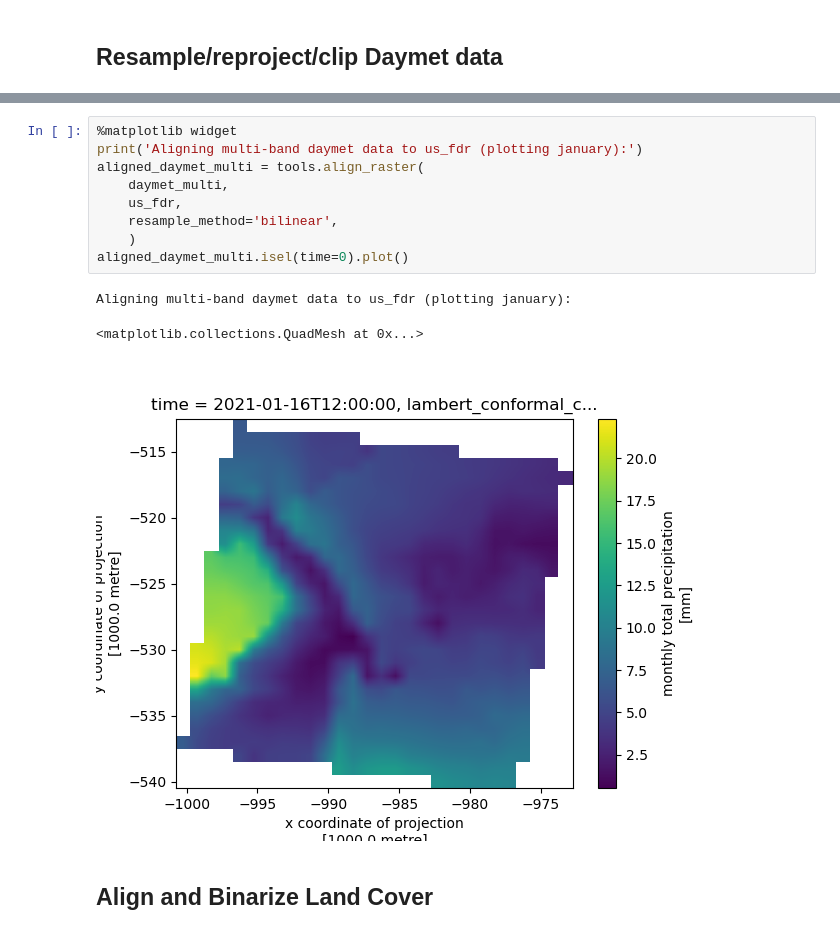
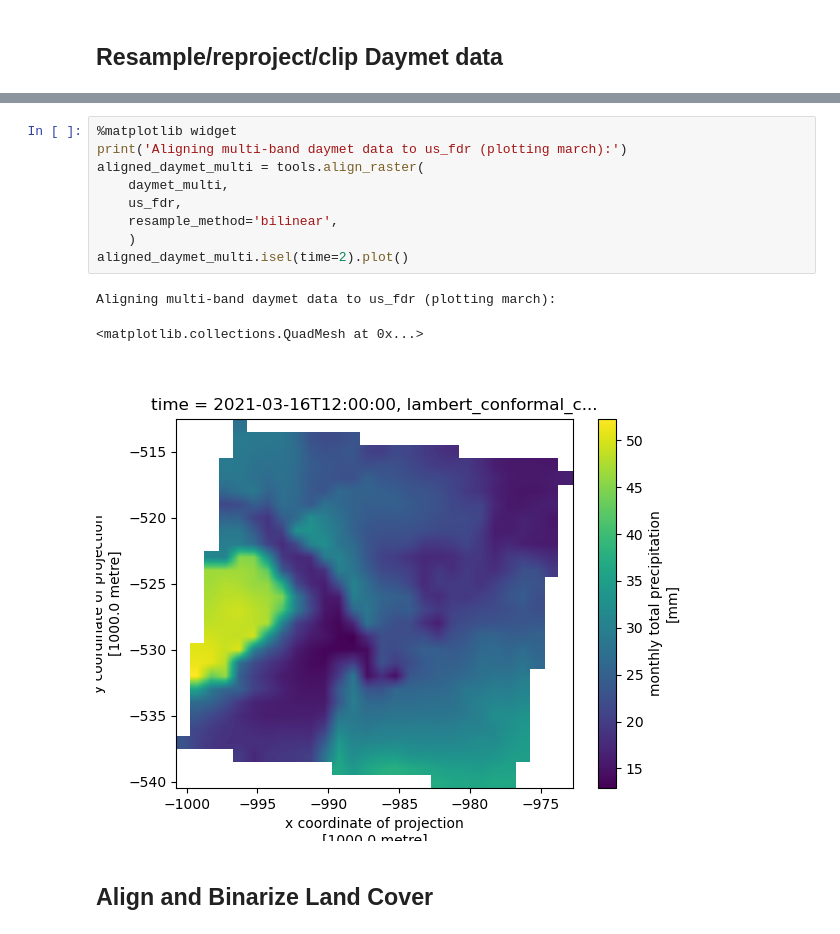
Before and after one commit to usgs/water-fcpg-tools, a Jupyter notebook: examples/v2_fcpgtools_demo.ipynb, the cells around one changed output, grey strips where cells are left out. Cells and saved outputs as stored; diff of their text form.

```diff
--- a/examples/v2_fcpgtools_demo.ipynb
+++ b/examples/v2_fcpgtools_demo.ipynb
@@ -215,16 +216,16 @@ Aligning single band daymet data to us_fdr:
 # %%
 %matplotlib widget
-print('Aligning multi-band daymet data to us_fdr (plotting january):')
+print('Aligning multi-band daymet data to us_fdr (plotting march):')
 aligned_daymet_multi = tools.align_raster(
     daymet_multi,
     us_fdr,
     resample_method='bilinear',
     )
-aligned_daymet_multi.isel(time=0).plot()
+aligned_daymet_multi.isel(time=2).plot()
 # %% [output]
-Aligning multi-band daymet data to us_fdr (plotting january):
+Aligning multi-band daymet data to us_fdr (plotting march):
 <matplotlib.collections.QuadMesh at 0x...>
-[figure, old version]
+[figure, new version]
 # %% [markdown]
 ## Align and Binarize Land Cover
 # %%
```
Also changed, not shown: parts of 48 cells of this notebook, 23 other files.
